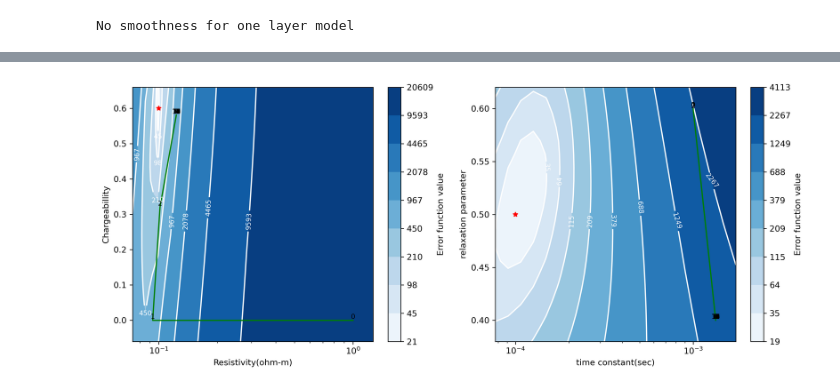
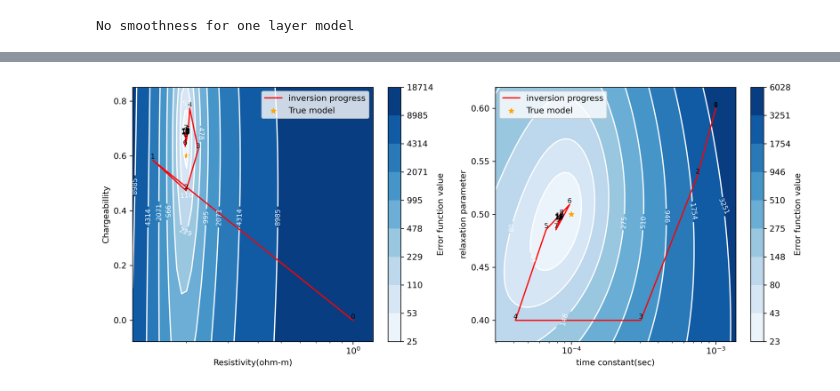
Before and after one commit to MasayukiMotoori/EOSC556B, a Jupyter notebook: 3_objgrid_pelton_NonUniq.ipynb, the cells around one changed output, grey strips where cells are left out. Saved outputs shown, nothing was run; the diff lists cells and outputs as text; code cells hidden in the pictures.

```diff
--- a/3_objgrid_pelton_NonUniq.ipynb
+++ b/3_objgrid_pelton_NonUniq.ipynb
@@ -91,7 +91,7 @@ EMIP.get_ip_model(mvec_init)
  'c': array([0.5, 0.5, 0.6, 0.5]),
  'func_eta': <bound method EMIP1D.pelton_et_al of <Project.EMIP1D object at 0x...>>}
 # %%
-Wd = EMIP.get_Wd(dobs=data_obs,dp=1,ratio=0.01,plateau=1e-4)
+Wd = EMIP.get_Wd(dobs=data_obs,dp=1,ratio=0.01,plateau=1e-5)
 #Wd = np.diag(np.ones(len(data_obs)))
 Ws = EMIP.get_Ws()
 Wx = EMIP.get_Wx()
@@ -102,9 +102,16 @@ niter = 20
 beta = 1
 alphas = 1
 alphax = 0.
+stol= 1e-2
+mu = -1
+# mvec_pred, error, model_itr = EMIP.GaussNewton_smooth(
+#     dobs=data_obs, mvec_init=mvec_init, niter=niter, Wd =Wd,
+#     beta=beta, Ws = Ws, Wx=Wx, alphas=alphas, alphax=alphax)
 mvec_pred, error, model_itr = EMIP.GaussNewton_smooth(
     dobs=data_obs, mvec_init=mvec_init, niter=niter, Wd =Wd,
-    beta=beta, Ws = Ws, Wx=Wx, alphas=alphas, alphax=alphax)
+    beta=beta, Ws = Ws, Wx=Wx, alphas=alphas, alphax=alphax,
+    stol=stol,mu=mu
+)
 # mvec_pred, error, model_itr = EMIP.GaussNewton_Reg_LS(
 #     dobs=data_obs, model_init=mvec_init, niter=niter,beta=beta,
 #     atol=1e-14, mu= 1e-4
@@ -190,17 +210,22 @@ print(mclim)
 # %%
-ngrid = 20
+ngrid = 50
 mirgin = 0.1
-m_t = mvec_obs[2]
-m_c = mvec_obs[3]
+# m_t = mvec_obs[2]
+# m_c = mvec_obs[3]
+m_t = model_itr[-1,2]
+m_c = model_itr[-1,3]
+
 rm_grid, mm_grid, mr_grid = EMIP.get_rm_grid( mrlim=mrlim, mmlim=mmlim,
 m_t=m_t, m_c=m_c, dobs=data_obs, mref=mvec_init, Wd=Wd,
-beta=beta, Ws=Ws, Wx=Wx, alphas=alphas, alphax=alphax)
+beta=beta, Ws=Ws, Wx=Wx, alphas=alphas, alphax=alphax,ngrid=ngrid)
 # %%
-m_r = mvec_obs[0]
-m_m = mvec_obs[1]
+# m_r = mvec_obs[0]
+# m_m = mvec_obs[1]
+m_r = model_itr[-1,0]
+m_m = model_itr[-1,1]
 tc_grid, mt_grid, mc_grid = EMIP.get_tc_grid( m_r=m_r, m_m=m_m,
 mtlim=mtlim, mclim=mclim, dobs=data_obs, mref=mvec_init, Wd=Wd,
-beta=beta, Ws=Ws, Wx=Wx, alphas=alphas, alphax=alphax)
+beta=beta, Ws=Ws, Wx=Wx, alphas=alphas, alphax=alphax,ngrid=ngrid)
 # %%
 res_grid = np.exp(mr_grid)
 chg_grid = mm_grid
@@ -227,42 +252,49 @@ CL = ax[0].clabel(CS, inline=True, fontsize=8)
 
 CB = fig.colorbar(CF, ax=ax[0])
 
-ax[0].plot(res_tr,chg_tr,"g")
+ax[0].plot(res_tr,chg_tr,"r",label="inversion progress")
 for i, (x, y) in enumerate(zip(res_tr, chg_tr)):
     ax[0].text(x, y, str(itr_st+i), fontsize=8, color='black', ha='center', va='bottom')
 # ax.plot(np.exp(model_obs[0]),np.exp(model_obs[1]),"r*")
-ax[0].plot(np.exp(mvec_obs[0]),mvec_obs[1],"r*")
+ax[0].scatter(np.exp(mvec_obs[0]),mvec_obs[1],color="orange", marker="*",label="True model")
+
 CB.set_label("Error function value")
 ax[0].set_yscale('linear')
 ax[0].set_xscale('log')
 ax[0].set_xlabel("Resistivity(ohm-m)")
 ax[0].set_ylabel("Chargeabillity")
 
 levels = np.logspace( np.log10( np.min( tc_grid) ), np.log10( np.max(tc_grid) ),10)
 
 # Create a logarithmically spaced colormap
 cmap = plt.cm.Blues
 norm = mcolors.LogNorm(vmin=np.min(tc_grid), vmax=np.max(tc_grid))
 
 CF = ax[1].contourf(tau_grid, c_grid, tc_grid, levels=levels, cmap=cmap, norm=norm)
 CS = ax[1].contour( tau_grid, c_grid, tc_grid, levels=levels, colors="w")
 CL = ax[1].clabel(CS, inline=True, fontsize=8)
 
 CB = fig.colorbar(CF, ax=ax[1])
 
-ax[1].plot(tau_tr,c_tr,"g")
+ax[1].plot(tau_tr,c_tr,"r",label="inversion progress")
 for i, (x, y) in enumerate(zip(tau_tr, c_tr)):
     ax[1].text(x, y, str(itr_st+i), fontsize=8, color='black', ha='center', va='bottom')
 # ax.plot(np.exp(model_obs[0]),np.exp(model_obs[1]),"r*")
-ax[1].plot(np.exp(mvec_obs[2]),mvec_obs[3],"r*")
+ax[1].scatter(np.exp(mvec_obs[2]),mvec_obs[3], color="orange", marker="*",label="True model")
 CB.set_label("Error function value")
 ax[1].set_yscale('linear')
 ax[1].set_xscale('log')
 ax[1].set_xlabel("time constant(sec)")
 ax[1].set_ylabel("relaxation parameter")
+for a in ax:
+    a.legend()
+#     axes.set_xticklabels(axes.get_xticklabels(), rotation=45)  # Adjust the rotation angle as needed
+
 plt.tight_layout()
+plt.savefig("3_objgrid_pelton_h4m.png",dpi=300)
+plt.show()
 # %% [output]
-[figure, old version]
+[figure, new version]
 # %%
 itr_st = 5
 mrlim = [ [ min(np.r_[model_itr[itr_st:,0],mvec_obs[0]]),
```
Also changed, not shown: parts of 8 cells of this notebook, 4 other files.
